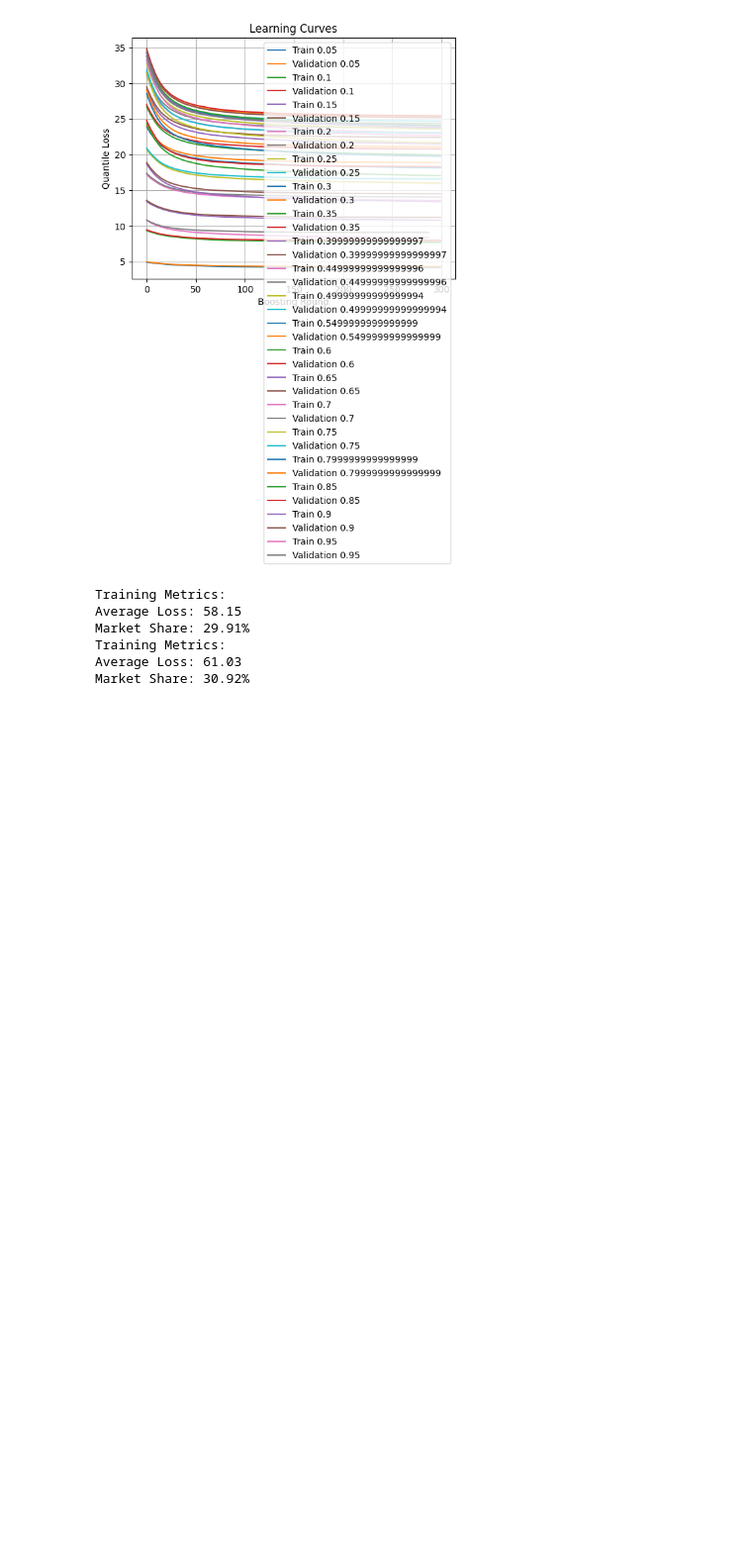
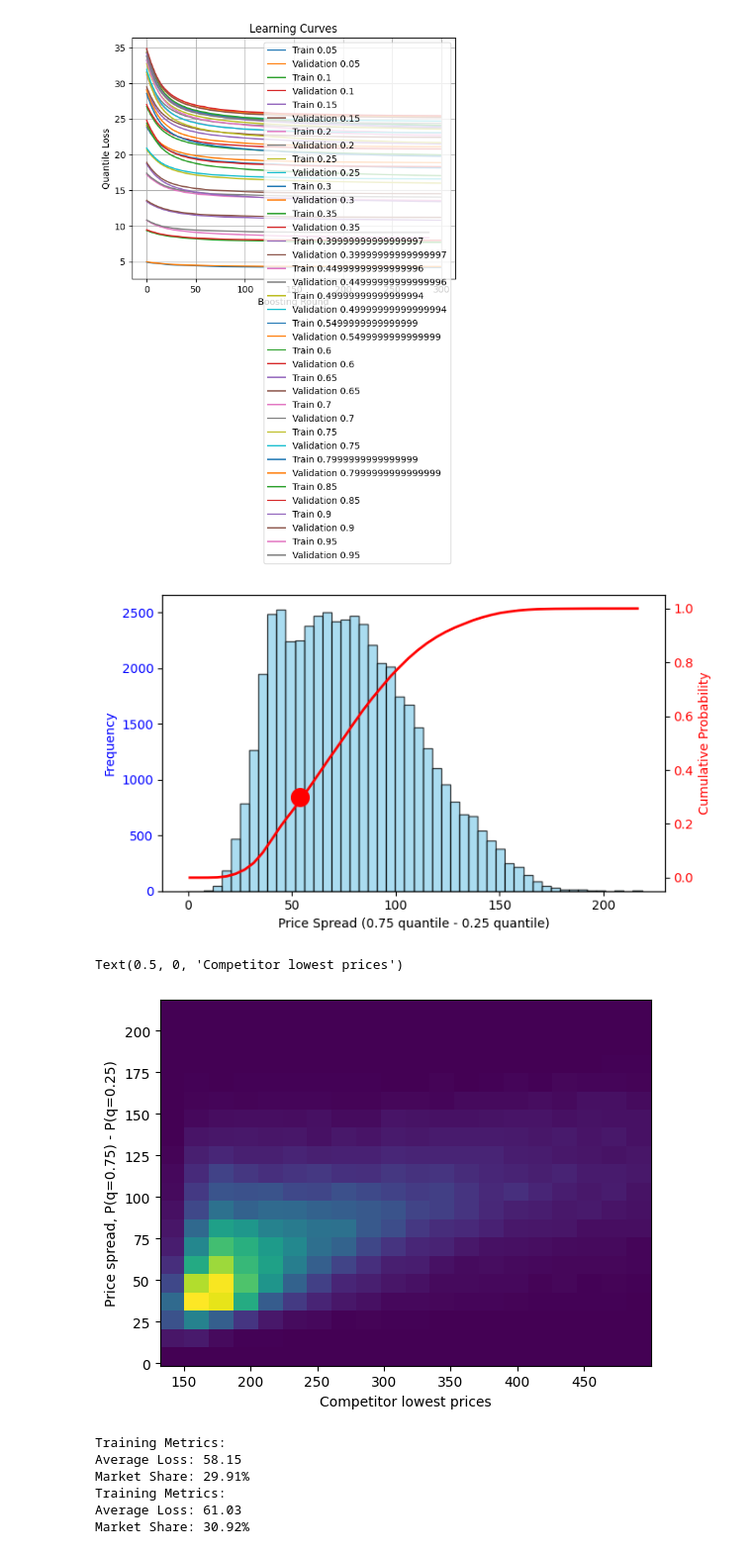
Before and after one commit to paa27/auto-insurance, a Jupyter notebook: notebooks/exploratory/exploratory_analysis_2.ipynb, the cells around one changed output. Shown at 99% size. Cells and saved outputs as stored; diff of their text form; code cells hidden in the pictures; blank space fills up the shorter version.

Commit message:
doc: add a few auxiliary plots for slides

```diff
--- a/notebooks/exploratory/exploratory_analysis_2.ipynb
+++ b/notebooks/exploratory/exploratory_analysis_2.ipynb
@@ -144,6 +141,45 @@ plt.grid(True)
 plt.show()
 # %% [output]
 [figure]
+# %%
+# Plot of 0.1 to 0.9 quantile spread
+
+prices_0p1 = pricing_model.base_models[0.25].predict(xgb.DMatrix(X_train))
+prices_0p9 = pricing_model.base_models[0.75].predict(xgb.DMatrix(X_train))
+
+deltap = prices_0p9 - prices_0p1
+# Create a figure with primary and secondary y-axes
+fig, ax1 = plt.subplots(figsize=(7, 4))
+ax2 = ax1.twinx()
+
+# Plot histogram on primary axis
+n, bins, patches = ax1.hist(deltap, bins=50, alpha=0.7, color='skyblue', edgecolor='black')
+ax1.set_xlabel('Price Spread (0.75 quantile - 0.25 quantile)')
+ax1.set_ylabel('Frequency', color='blue')
+ax1.tick_params(axis='y', labelcolor='blue')
+
+# Calculate and plot cumulative distribution on secondary axis
+counts, bin_edges = np.histogram(deltap, bins=50)
+cdf = np.cumsum(counts) / len(deltap)
+bin_centers = (bin_edges[:-1] + bin_edges[1:]) / 2
+ax2.plot(bin_centers, cdf, 'r-', linewidth=2)
+ax2.set_ylabel('Cumulative Probability', color='red')
+ax2.tick_params(axis='y', labelcolor='red')
+ax2.scatter(bin_centers[np.argmin(np.abs(cdf-0.3))], 0.3, color='r', zorder=100, s=200)
+ax2.grid(False)
+
+# Set title and show plot
+plt.tight_layout()
+plt.show()
+
+plt.figure()
+plt.hist2d(y_train, deltap, bins=20)
+plt.ylabel("Price spread, P(q=0.75) - P(q=0.25)")
+plt.xlabel("Competitor lowest prices")
+# %% [output]
+[figure, added]
+Text(0.5, 0, 'Competitor lowest prices')
+[figure, added]
 # %%
 train_predictions = pricing_model.base_models[0.7].predict(xgb.DMatrix(X_train))
 avg_loss_train, market_share_train = utils.metrics(train_predictions, y_train)
```
Also changed, not shown: parts of 2 cells of this notebook, 1 other file.
